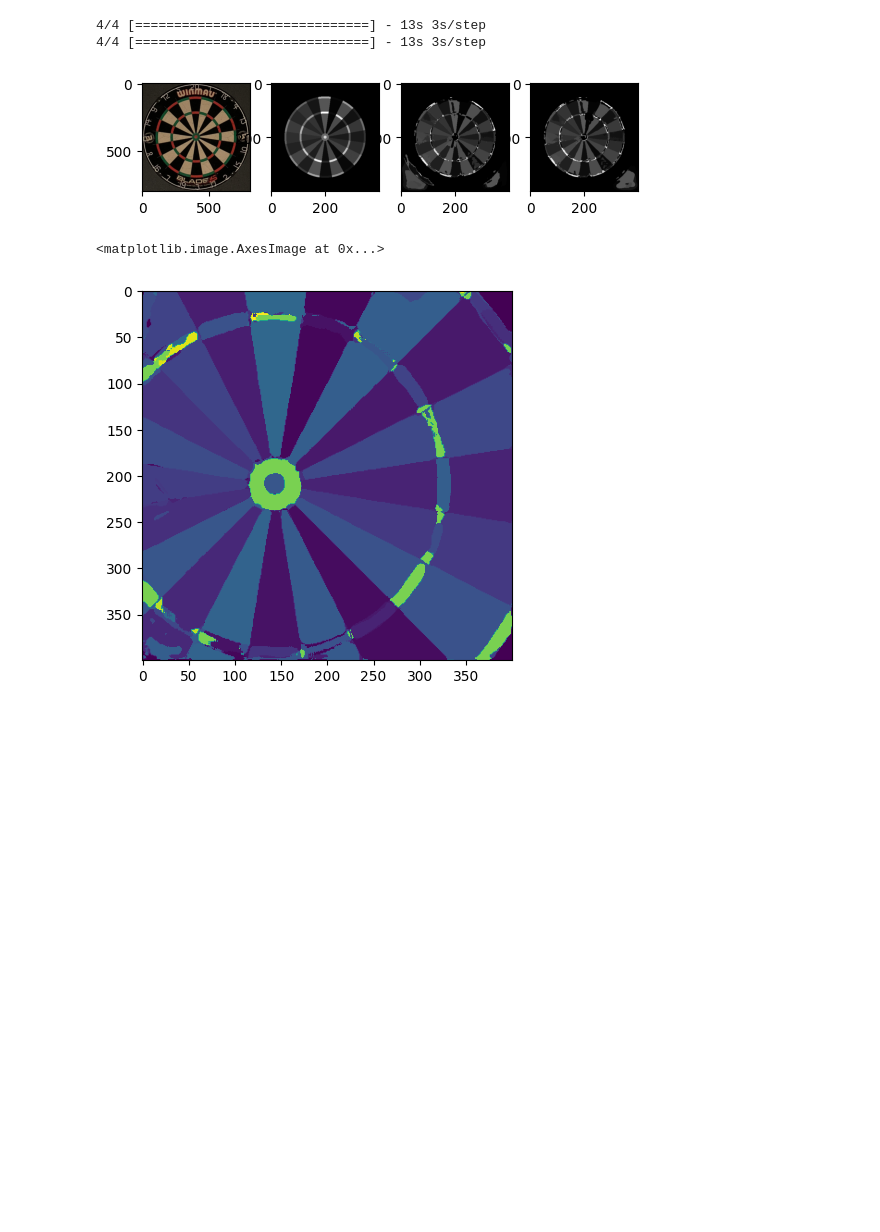
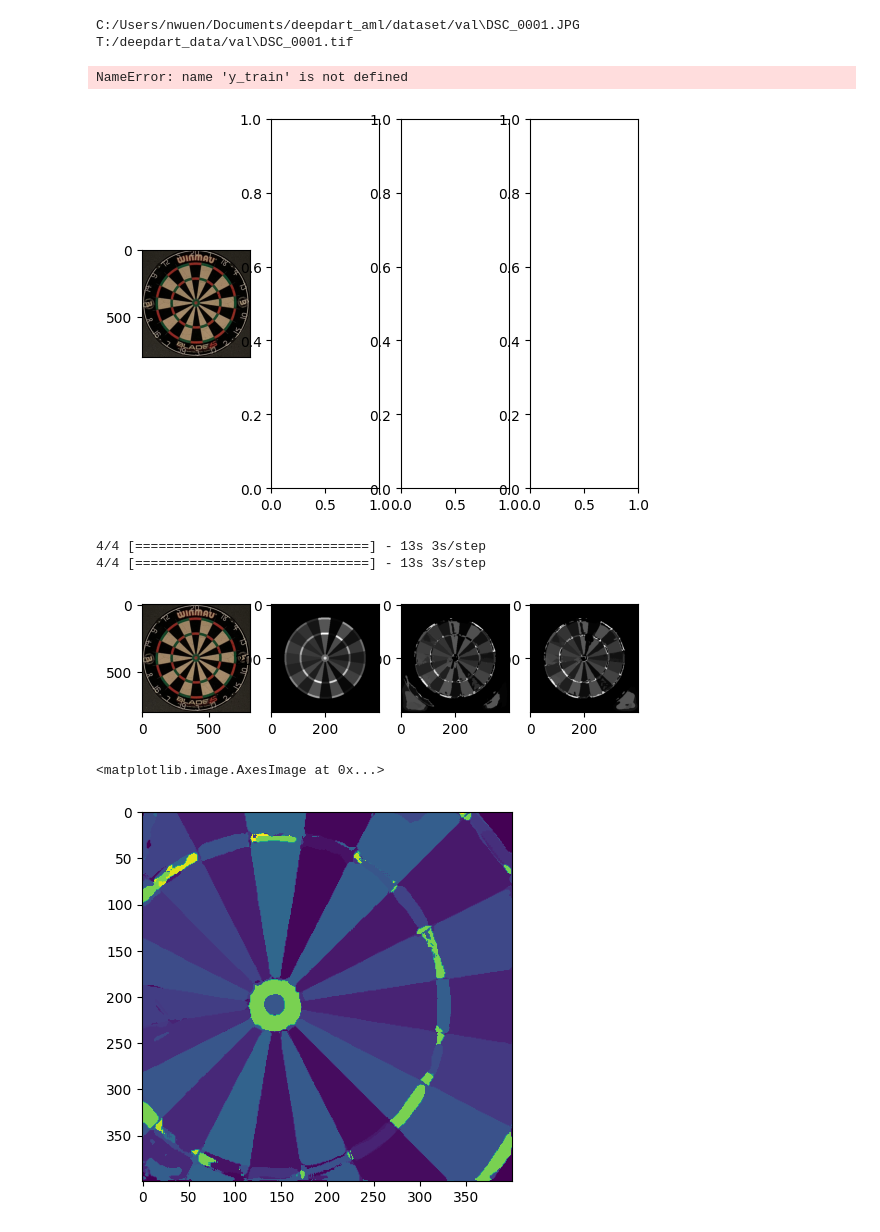
Before and after one commit to Soleer/deepdart_aml, a Jupyter notebook: nnU-Net_pixel.ipynb, the cells around one changed output. Cells and saved outputs as stored; diff of their text form; code cells hidden in the pictures; blank space fills up the shorter version.

```diff
--- a/nnU-Net_pixel.ipynb
+++ b/nnU-Net_pixel.ipynb
@@ -261,3 +261,5 @@ current_batch = 0
+# %%
+UNet.load_weights(f'T:/deepdart_data/pixel_20.h5')
 # %%
 UNet.compile(
     loss = combo_loss,
@@ -278,8 +280,9 @@ for epoch in range(current_epoch,epochs):
         # Log every 5 batches.
         if i % 5 == 0:
             print(f"Progress: {((i + 1) * batch_size*num_batches)}/{len(train_img_names)} Steps")
-        if i % 20 ==0:
-            UNet.save_weights('pixel.h5')
+        if i % 5 ==0:
+            UNet.save_weights(f'pixel_{i}.h5')
+        del x_train,
         current_batch +=1
     current_batch = 0
     current_epoch +=1
@@ -289,2 +310,0 @@ MemoryError: Unable to allocate 5.25 GiB for an array with shape (100, 400, 400,
-# %%
-UNet.load_weights("pixel.h5")
@@ -290,0 +313,13 @@ UNet.load_weights("pixel.h5")
+# %%
+UNet.load_weights("weights_1_85.h5")
+UNet.compile(
+    loss = combo_loss,
+    optimizer = optimizer,
+    metrics=["accuracy"]
+)
+x_val, y_val = load_training_data(val_img_list[0],val_label_list[0])
+print(x_val.shape)
+val = UNet.predict(x_val)[0]
+val = np.argmax(val,axis=2)
+for i, score in enumerate(scores):
+    val[val==i] = score
@@ -291,3 +329,31 @@ UNet.load_weights("pixel.h5")
+# %%
+print(val_img_list[0][0])
+print(val_label_list[0][0])
+# %% [output]
+C:/Users/nwuen/Documents/deepdart_aml/dataset/val\DSC_0001.JPG
+T:/deepdart_data/val\DSC_0001.tif
+# %%
+fig, (ax1,ax2,ax3) = plt.subplots(1,4)
+ax1.imshow(plt.imread(val_img_list[0][0]))
+ax1.get_xaxis().set_visible('off')
+ax1.get_yaxis().set_visible('off')
+ax1.set_title('Original Image')
+
+ax2.imshow(np.dot(y_val[0],scores),cmap='gray')
+ax2.get_xaxis().set_visible('off')
+ax2.get_yaxis().set_visible('off')
+ax2.set_title('GT Label')
+
+ax3.imshow(val,cmap='gray')
+ax3.get_xaxis().set_visible('off')
+ax3.get_yaxis().set_visible('off')
+ax3.set_title('Prediction')
+plt.axis('off')
+plt.show()
+#imwrite('val.tif',val)
+# %% [output]
+NameError: name 'y_train' is not defined
+[figure, added]
 # %%
 x_train, y_train = load_training_data(train_img_list[0],train_label_list[0])
 x_val, y_val = load_training_data(val_img_list[0],val_label_list[0])
```
Also changed, not shown: parts of 5 cells of this notebook, 12 other files.
